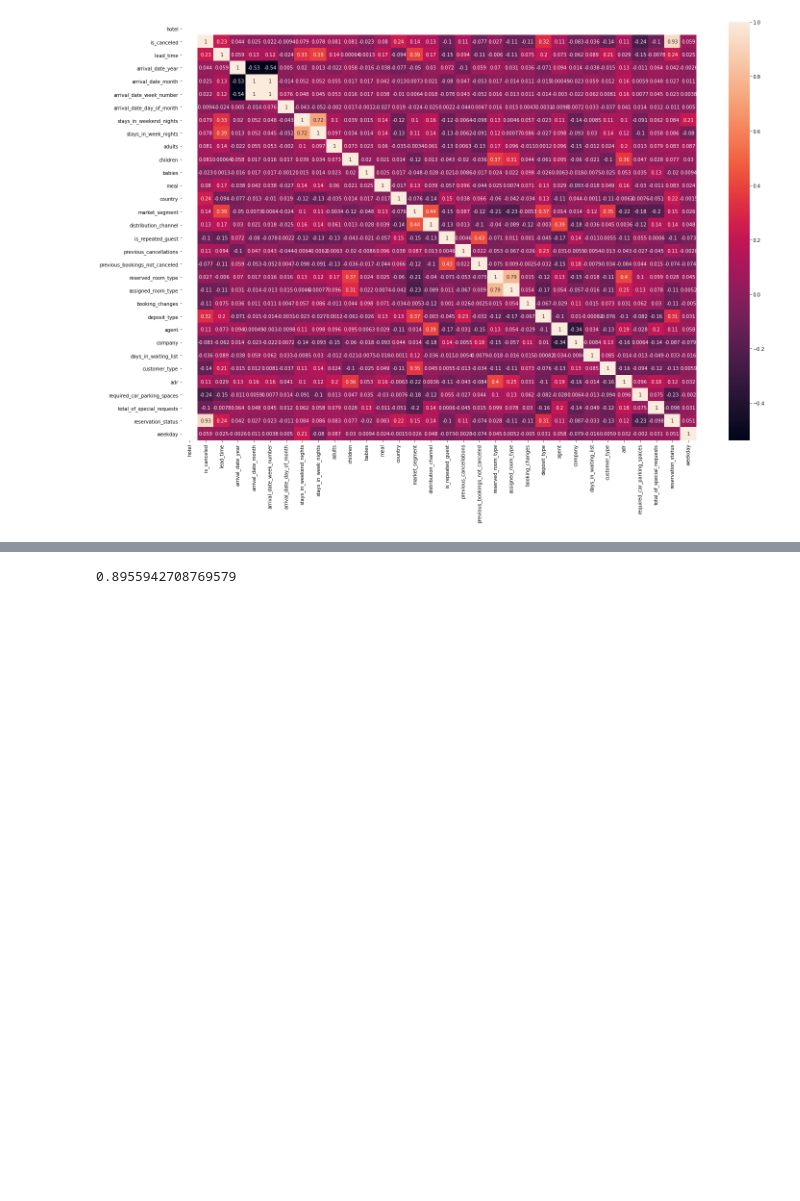
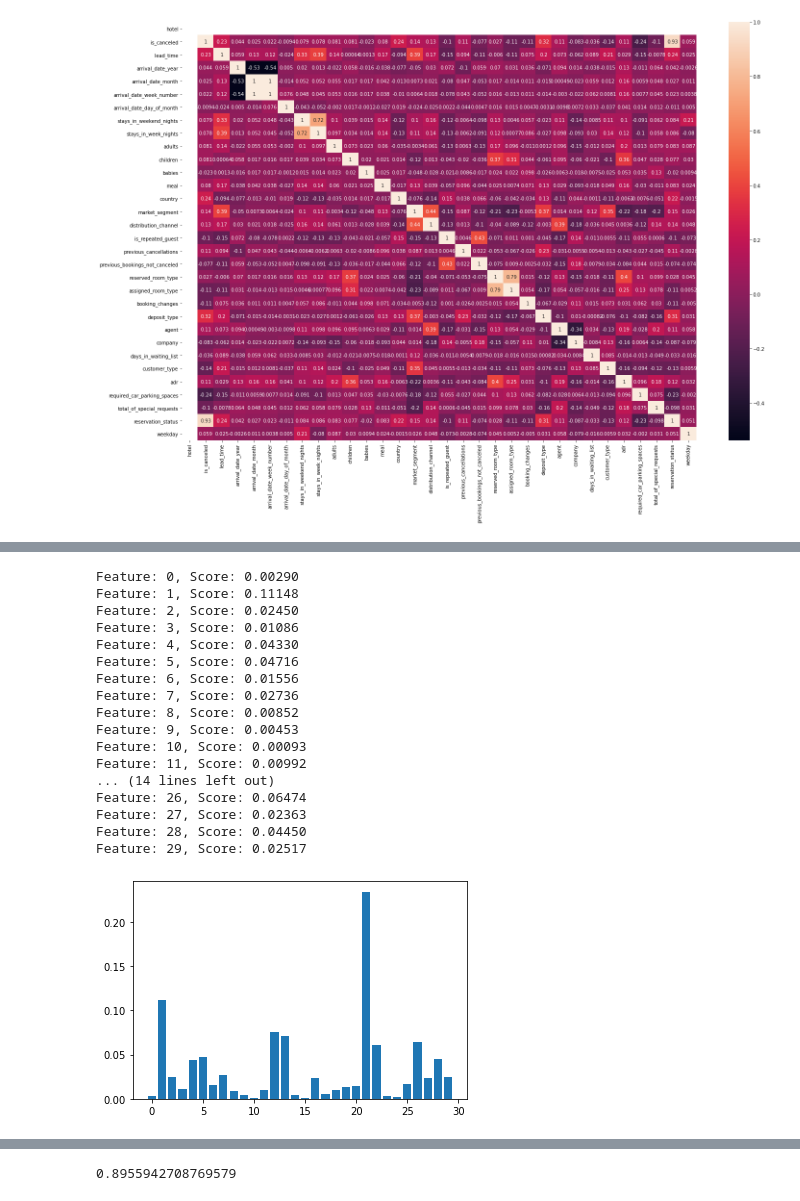
Before and after one commit to DJ1070/Hotel_Bookings, a Jupyter notebook: Hotel_Cancellation_Prediction.ipynb, the cells around one changed output, grey strips where cells are left out. Cells and saved outputs as stored; diff of their text form; code cells hidden in the pictures; blank space fills up the shorter version.

```diff
--- a/Hotel_Cancellation_Prediction.ipynb
+++ b/Hotel_Cancellation_Prediction.ipynb
@@ -357,0 +354,35 @@ kappa_DV_dt
+# %%
+#Feature Importance
+
+# get importance
+
+importance = DV_model_dt.feature_importances_
+
+# summarize feature importance
+
+for i,v in enumerate(importance):
+	print('Feature: %0d, Score: %.5f' % (i,v))
+
+# plot feature importance
+
+plt.bar([x for x in range(len(importance))], importance)
+plt.show()
+# %% [output]
+Feature: 0, Score: 0.00290
+Feature: 1, Score: 0.11148
+Feature: 2, Score: 0.02450
+Feature: 3, Score: 0.01086
+Feature: 4, Score: 0.04330
+Feature: 5, Score: 0.04716
+Feature: 6, Score: 0.01556
+Feature: 7, Score: 0.02736
+Feature: 8, Score: 0.00852
+Feature: 9, Score: 0.00453
+Feature: 10, Score: 0.00093
+Feature: 11, Score: 0.00992
+... (14 lines left out)
+Feature: 26, Score: 0.06474
+Feature: 27, Score: 0.02363
+Feature: 28, Score: 0.04450
+Feature: 29, Score: 0.02517
+[figure, added]
```
Also changed, not shown: parts of 13 cells of this notebook, 2 other files.
